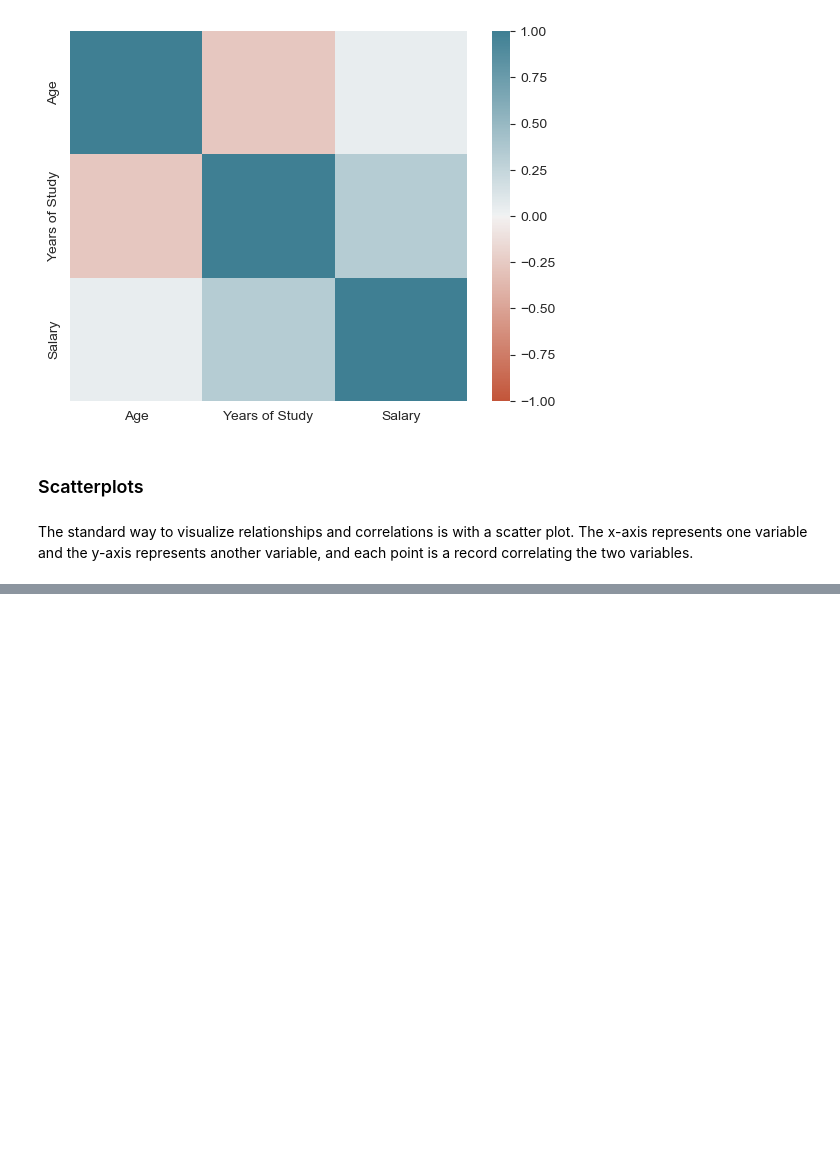
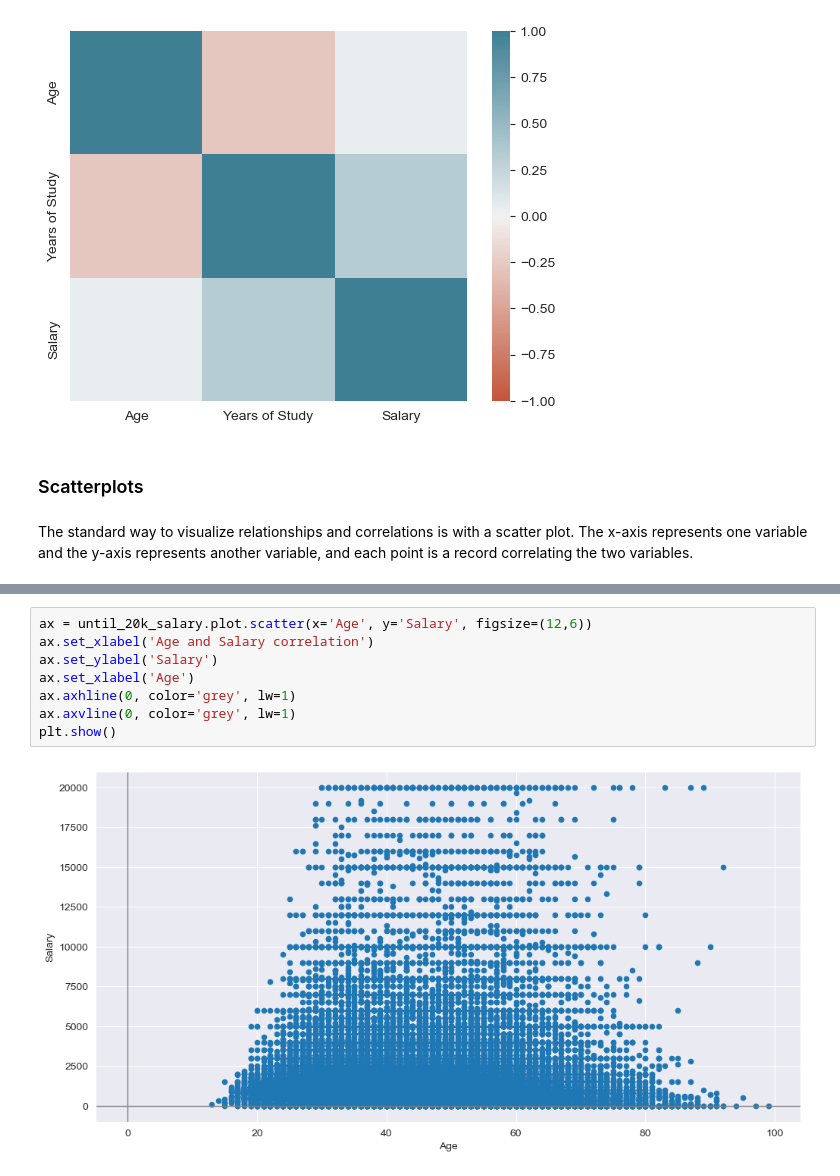
Before and after one commit to gdserafini/pratical-statistics, a Jupyter notebook: src/1-exploratory-data-analysis/exploratory_data_analysis.ipynb, the cells around one changed output, grey strips where cells are left out. Cells and saved outputs as stored; diff of their text form; blank space fills up the shorter version.

Commit message:
update -> scatter plot

```diff
--- a/src/1-exploratory-data-analysis/exploratory_data_analysis.ipynb
+++ b/src/1-exploratory-data-analysis/exploratory_data_analysis.ipynb
@@ -348,3 +347,13 @@ ax.axvline(0, color='grey', lw=1)
 plt.show()
 # %% [output]
 [figure]
+# %%
+ax = until_20k_salary.plot.scatter(x='Age', y='Salary', figsize=(12,6))
+ax.set_xlabel('Age and Salary correlation')
+ax.set_ylabel('Salary')
+ax.set_xlabel('Age')
+ax.axhline(0, color='grey', lw=1)
+ax.axvline(0, color='grey', lw=1)
+plt.show()
+# %% [output]
+[figure, added]
```
Also changed, not shown: parts of 1 cell of this notebook.
